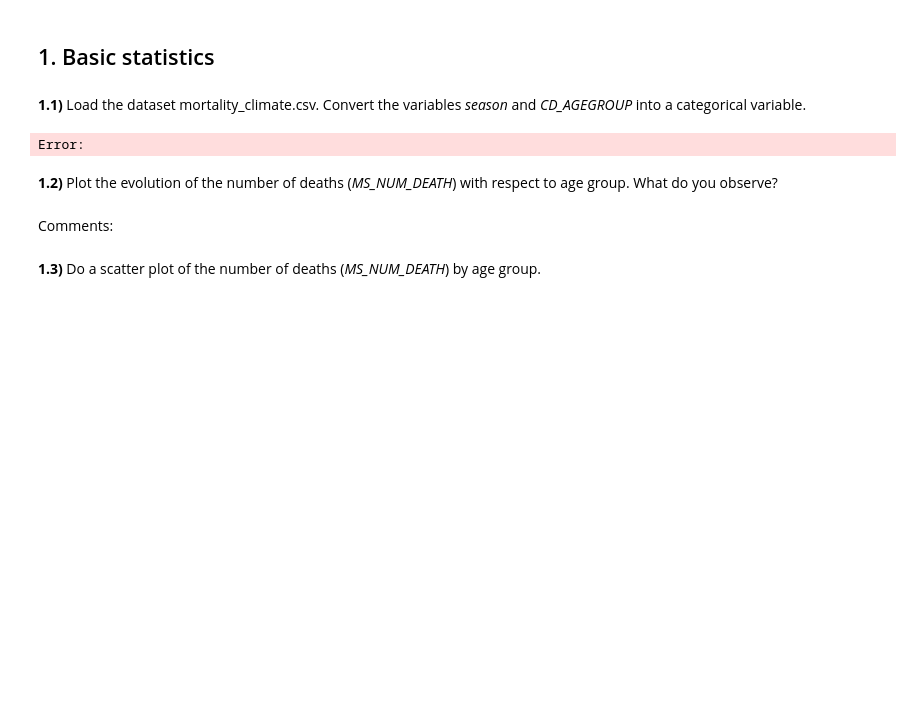
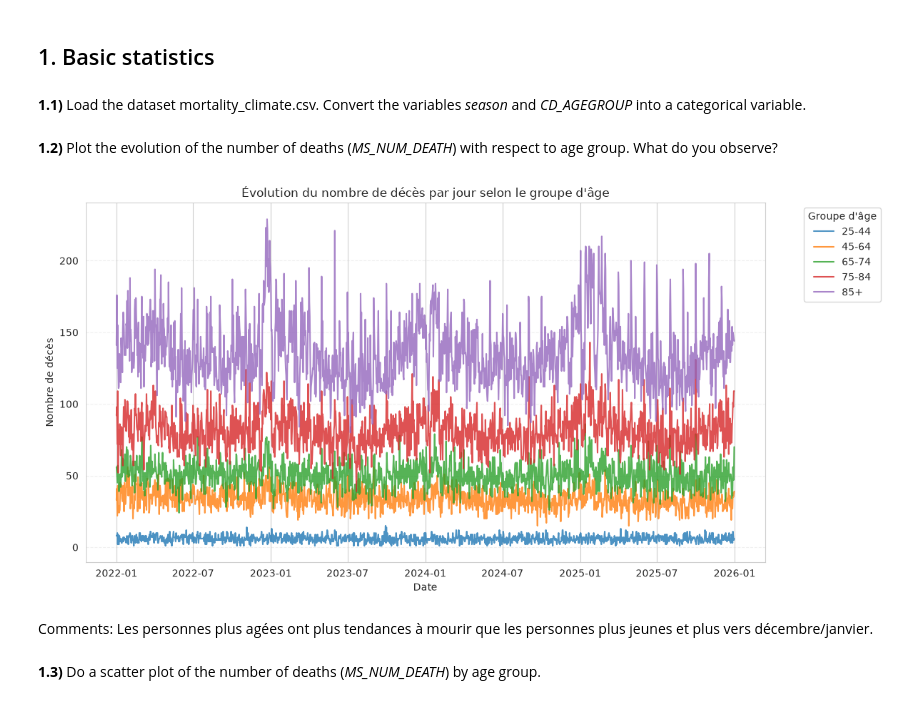
Before and after one commit to Arasharo/first-hackaton, a Jupyter notebook: Hackathon_26_27.ipynb, the cells around one changed output. Saved outputs shown, nothing was run; the diff lists cells and outputs as text; code cells hidden in the pictures; blank space fills up the shorter version.

```diff
--- a/Hackathon_26_27.ipynb
+++ b/Hackathon_26_27.ipynb
@@ -45,15 +45,39 @@ In this section, we analyze the relationship between mortality, age groups, and
 # %% [markdown]
 **1.1)** Load the dataset mortality_climate.csv. Convert the variables *season* and *CD_AGEGROUP* into a categorical variable.
 # %%
-print("Hello World")
+import pandas as pd
+
+mortality = pd.read_csv('mortality_climate.csv')
+mortality['season'] = mortality['season'].astype('category')
+mortality['CD_AGEGROUP'] = mortality['CD_AGEGROUP'].astype('category')
-# %% [output]
-Error:
 # %% [markdown]
 **1.2)** Plot the evolution of the number of deaths (*MS_NUM_DEATH*) with respect to age group. What do you observe?
 # %%
-# Code here
+import matplotlib.pyplot as plt
+import pandas as pd
+
+clean_data = mortality.dropna(subset=['MS_NUM_DEATH', 'CD_AGEGROUP', 'date'])
+clean_data['date'] = pd.to_datetime(clean_data['date'])
+clean_data = clean_data.sort_values('date')
+
+plt.figure(figsize=(12, 6))
+
+for age_group, data in clean_data.groupby('CD_AGEGROUP'):
+    plt.plot(data['date'], data['MS_NUM_DEATH'], label=age_group, alpha=0.8, linewidth=1.5)
+
+plt.title("Évolution du nombre de décès par jour selon le groupe d'âge")
+plt.xlabel("Date")
+plt.ylabel("Nombre de décès")
+plt.legend(title="Groupe d'âge", bbox_to_anchor=(1.05, 1), loc='upper left')
+plt.grid(axis='y', linestyle='--', alpha=0.3)
+
+plt.tight_layout()
+
+plt.show()
+# %% [output]
+[figure, added]
 # %% [markdown]
-Comments:
+Comments: Les personnes plus agées ont plus tendances à mourir que les personnes plus jeunes et plus  vers décembre/janvier.
 # %% [markdown]
 **1.3)** Do a scatter plot of the number of deaths (*MS_NUM_DEATH*) by age group.
 # %%
```
Also changed, not shown: parts of 2 cells of this notebook.
